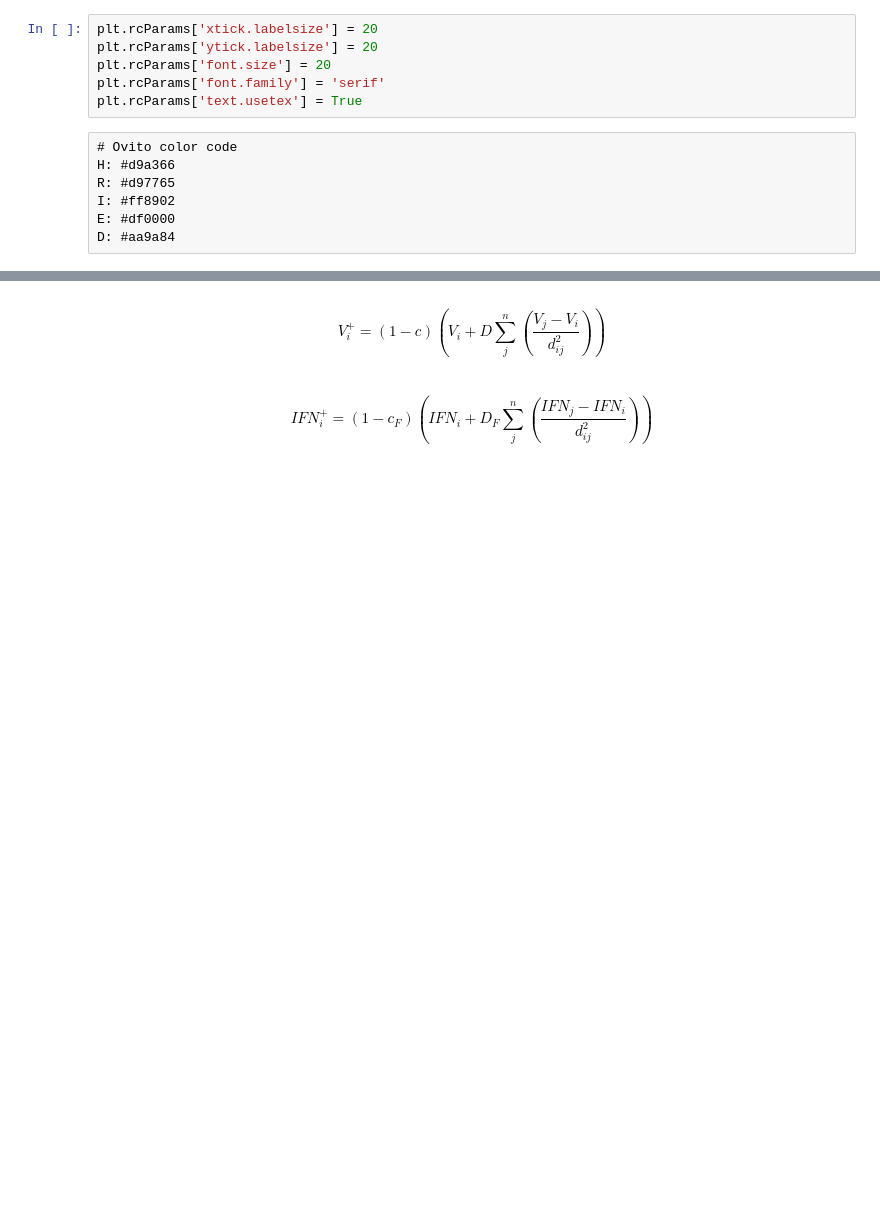
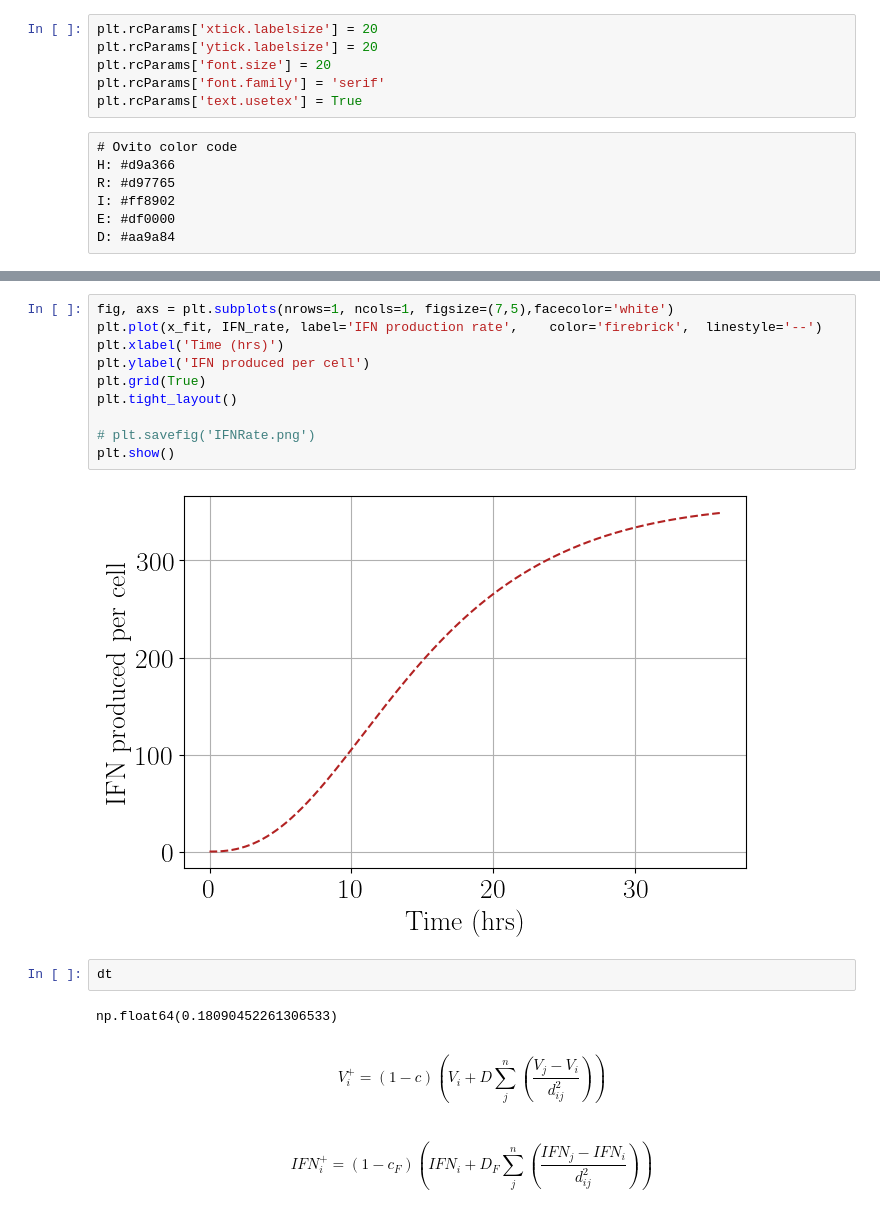
Before and after one commit to rblanco89/TissueFlu, a Jupyter notebook: utilities/tissuePlots.ipynb, the cells around one changed output, grey strips where cells are left out. Saved outputs shown, nothing was run; the diff lists cells and outputs as text; blank space fills up the shorter version.

```diff
--- a/utilities/tissuePlots.ipynb
+++ b/utilities/tissuePlots.ipynb
@@ -68,3 +199,19 @@ Variance:29.82
+# %%
+fig, axs = plt.subplots(nrows=1, ncols=1, figsize=(7,5),facecolor='white')
+plt.plot(x_fit, IFN_rate, label='IFN production rate',    color='firebrick',  linestyle='--')
+plt.xlabel('Time (hrs)')
+plt.ylabel('IFN produced per cell')
+plt.grid(True)
+plt.tight_layout()
+
+# plt.savefig('IFNRate.png')
+plt.show()
+# %% [output]
+[figure, added]
+# %%
+dt
+# %% [output]
+np.float64(0.18090452261306533)
 # %% [markdown]
 $$V_i^+ = (1 - c) \left(V_i + D \sum_j^{n} \left(\frac{V_j - V_i}{d_{ij}^2}\right)\right)$$
 # %% [markdown]
```
Also changed, not shown: parts of 15 cells of this notebook, 5 other files.
